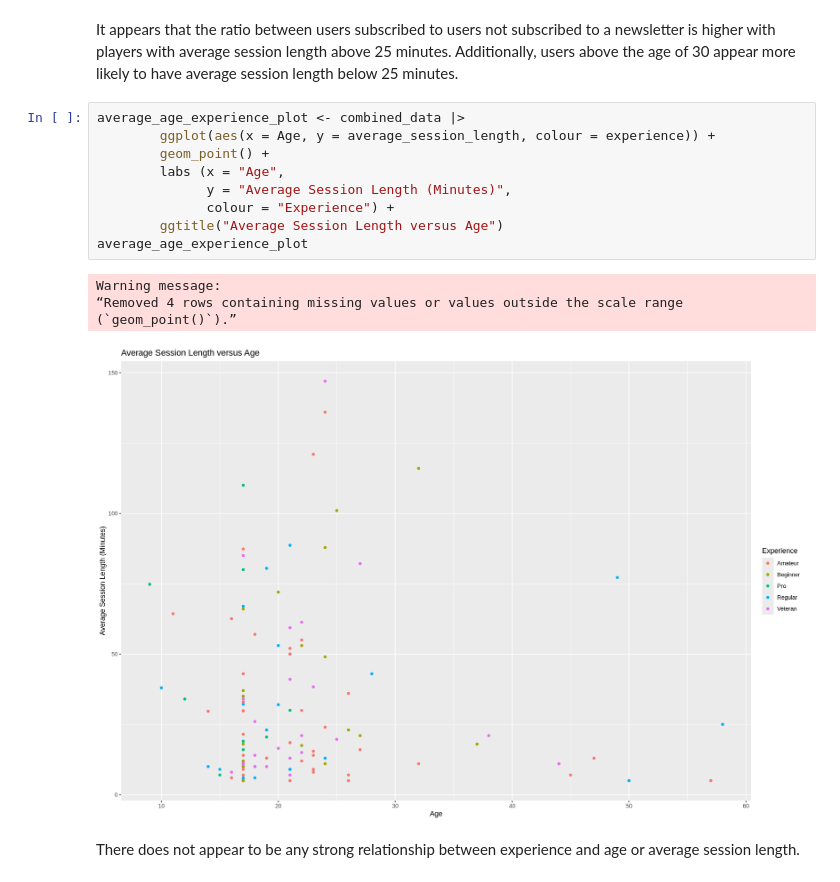
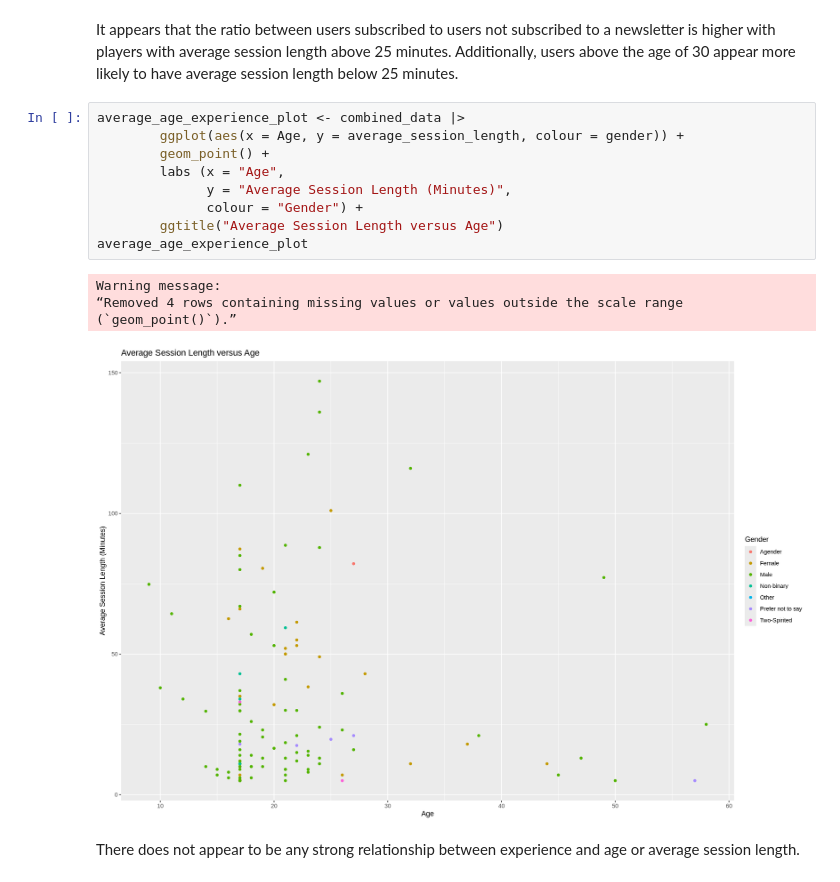
Before and after one commit to skylv777/dsci100_group_project, a Jupyter notebook: group_project.ipynb, the cells around one changed output. Cells and saved outputs as stored; diff of their text form.

```diff
--- a/group_project.ipynb
+++ b/group_project.ipynb
@@ -198,18 +198,18 @@ Warning message:
 It appears that the ratio between users subscribed to users not subscribed to a newsletter is higher with players with average session length above 25 minutes. Additionally, users above the age of 30 appear more likely to have average session length below 25 minutes.
 # %%
 average_age_experience_plot <- combined_data |>
-        ggplot(aes(x = Age, y = average_session_length, colour = experience)) +
+        ggplot(aes(x = Age, y = average_session_length, colour = gender)) +
         geom_point() +
         labs (x = "Age",
               y = "Average Session Length (Minutes)",
-              colour = "Experience") +
+              colour = "Gender") +
         ggtitle("Average Session Length versus Age")
 average_age_experience_plot
 # %% [output]
 Warning message:
 “Removed 4 rows containing missing values or values outside the scale range
 (`geom_point()`).”
-[figure, old version]
+[figure, new version]
 # %% [markdown]
 There does not appear to be any strong relationship between experience and age or average session length.
 # %%
```
Also changed, not shown: parts of 2 cells of this notebook.
